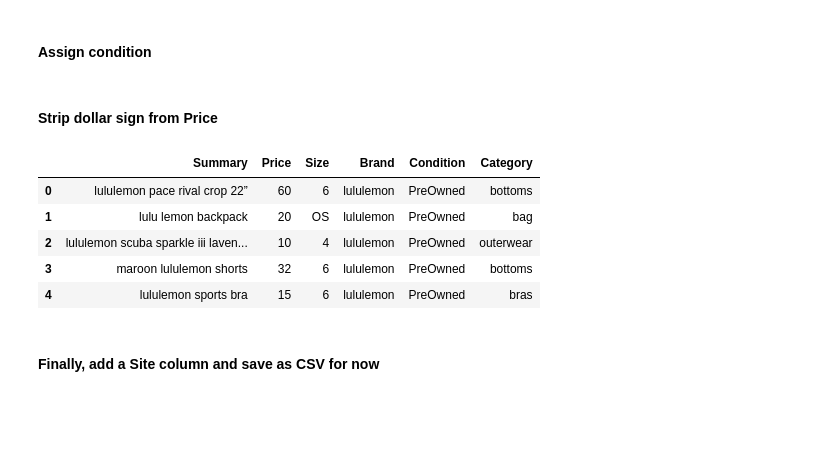
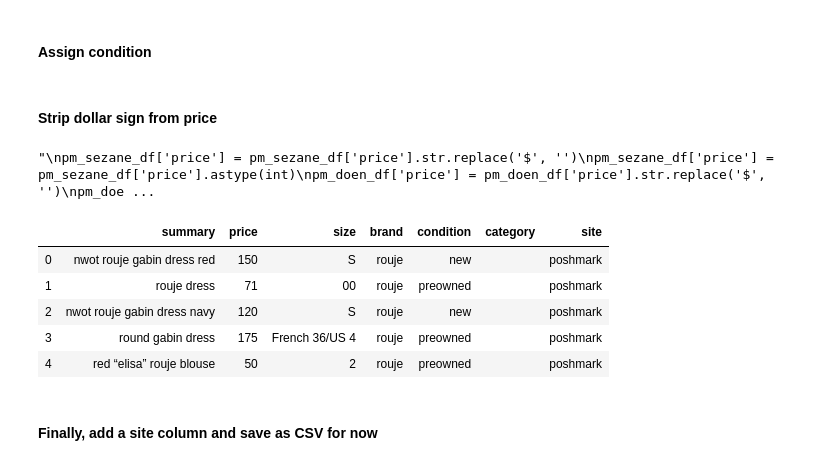
Before and after one commit to lindsayveazey/reSaleScout, a Jupyter notebook: poshmark_scraper.ipynb, the cells around one changed output. Drawn from its saved outputs; the diff is of its cells as text; code cells hidden in the pictures; blank space fills up the shorter version.

```diff
--- a/poshmark_scraper.ipynb
+++ b/poshmark_scraper.ipynb
@@ -227,16 +234,56 @@ pm_ref_df.Condition = pm_ref_df.Summary.apply(lambda x: fun(x))
+# %%
+new = ['new', 'nwt', 'nwot', 'never']
+
+def fun(b):
+    for i in new:
+        if i in b:
+            return "new"
+    return "preowned"
+
+#pm_lululemon_df.condition = pm_lululemon_df.summary.apply(lambda x: fun(x))
+#pm_ref_df.condition = pm_ref_df.summary.apply(lambda x: fun(x))
+pm_sezane_df.condition = pm_sezane_df.summary.apply(lambda x: fun(x))
+pm_doen_df.condition = pm_doen_df.summary.apply(lambda x: fun(x))
+pm_realisationpar_df.condition = pm_realisationpar_df.summary.apply(lambda x: fun(x))
+pm_iro_df.condition = pm_iro_df.summary.apply(lambda x: fun(x))
+pm_ullajohnson_df.condition = pm_ullajohnson_df.summary.apply(lambda x: fun(x))
+pm_zimmermann_df.condition = pm_zimmermann_df.summary.apply(lambda x: fun(x))
+pm_therow_df.condition = pm_therow_df.summary.apply(lambda x: fun(x))
+pm_rouje_df.condition = pm_rouje_df.summary.apply(lambda x: fun(x))
 # %% [markdown]
-#### Strip dollar sign from Price
+#### Strip dollar sign from price
-# %%
-pm_lululemon_df['Price'] = pm_lululemon_df['Price'].str.replace('$', '')
-pm_lululemon_df['Price'] = pm_lululemon_df['Price'].astype(int)
-pm_ref_df['Price'] = pm_ref_df['Price'].str.replace('$', '')
-pm_ref_df['Price'] = pm_ref_df['Price'].astype(int)
-# %% [output]
-|  | Summary | Price | Size | Brand | Condition | Category |
-| 0 | lululemon pace rival crop 22” | 60 | 6 | lululemon | PreOwned | bottoms |
-| 1 | lulu lemon backpack | 20 | OS | lululemon | PreOwned | bag |
-| 2 | lululemon scuba sparkle iii laven... | 10 | 4 | lululemon | PreOwned | outerwear |
-| 3 | maroon lululemon shorts | 32 | 6 | lululemon | PreOwned | bottoms |
-| 4 | lululemon sports bra | 15 | 6 | lululemon | PreOwned | bras |
+# %%
+#pm_lululemon_df['price'] = pm_lululemon_df['price'].str.replace('$', '')
+#pm_lululemon_df['price'] = pm_lululemon_df['price'].astype(int)
+#pm_ref_df['price'] = pm_ref_df['price'].str.replace('$', '')
+#pm_ref_df['price'] = pm_ref_df['price'].astype(int)
+
+pm_sezane_df['price'] = pm_sezane_df['price'].str.replace('$', '')
+pm_sezane_df['price'] = pm_sezane_df['price'].astype(int)
+pm_doen_df['price'] = pm_doen_df['price'].str.replace('$', '')
+pm_doen_df['price'] = pm_doen_df['price'].astype(int)
+pm_realisationpar_df['price'] = pm_realisationpar_df['price'].str.replace('$', '')
+pm_realisationpar_df['price'] = pm_realisationpar_df['price'].astype(int)
+pm_iro_df['price'] = pm_iro_df['price'].str.replace('$', '')
+pm_iro_df['price'] = pm_iro_df['price'].astype(int)
+pm_ullajohnson_df['price'] = pm_ullajohnson_df['price'].str.replace('$', '')
+pm_ullajohnson_df['price'] = pm_ullajohnson_df['price'].astype(int)
+pm_zimmermann_df['price'] = pm_zimmermann_df['price'].str.replace('$', '')
+pm_zimmermann_df['price'] = pm_zimmermann_df['price'].astype(int)
+pm_therow_df['price'] = pm_therow_df['price'].str.replace('$', '')
+pm_therow_df['price'] = pm_therow_df['price'].astype(int)
+pm_rouje_df['price'] = pm_rouje_df['price'].str.replace('$', '')
+pm_rouje_df['price'] = pm_rouje_df['price'].astype(int)
+# %% [output]
+"\npm_sezane_df['price'] = pm_sezane_df['price'].str.replace('$', '')\npm_sezane_df['price'] = pm_sezane_df['price'].astype(int)\npm_doen_df['price'] = pm_doen_df['price'].str.replace('$', '')\npm_doe ...
+# %%
+pm_rouje_df.head()
+# %% [output]
+|  | summary | price | size | brand | condition | category | site |
+| 0 | nwot rouje gabin dress red | 150 | S | rouje | new |  | poshmark |
+| 1 | rouje dress | 71 | 00 | rouje | preowned |  | poshmark |
+| 2 | nwot rouje gabin dress navy | 120 | S | rouje | new |  | poshmark |
+| 3 | round gabin dress | 175 | French 36/US 4 | rouje | preowned |  | poshmark |
+| 4 | red “elisa” rouje blouse | 50 | 2 | rouje | preowned |  | poshmark |
 # %% [markdown]
-#### Finally, add a Site column and save as CSV for now
+#### Finally, add a site column and save as CSV for now
```
Also changed, not shown: parts of 31 cells of this notebook, 27 other files.
